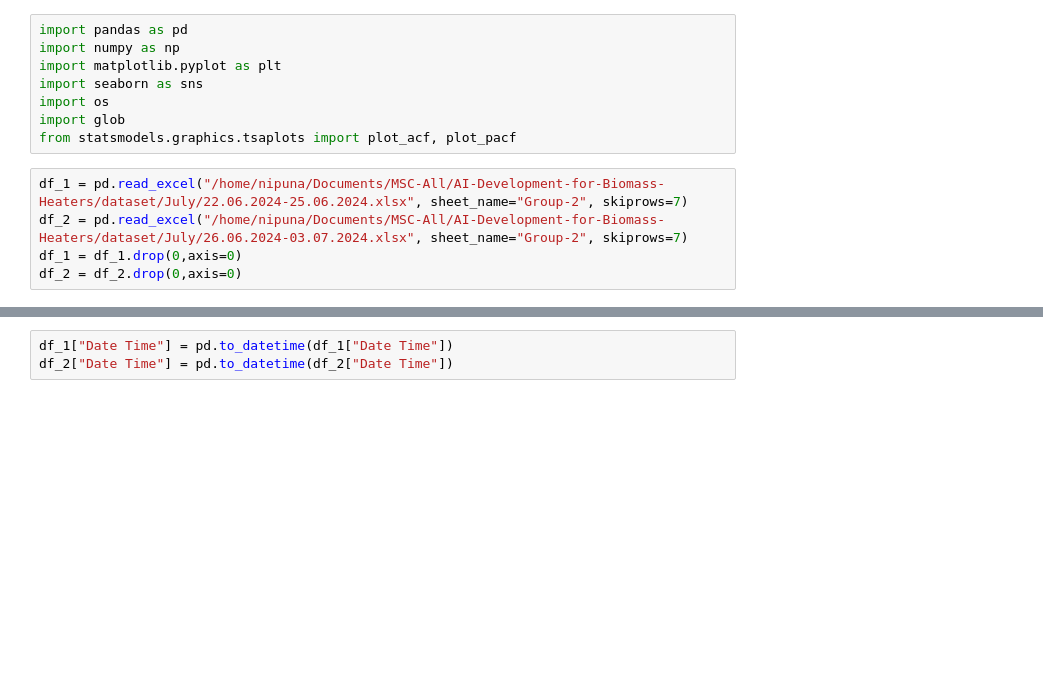
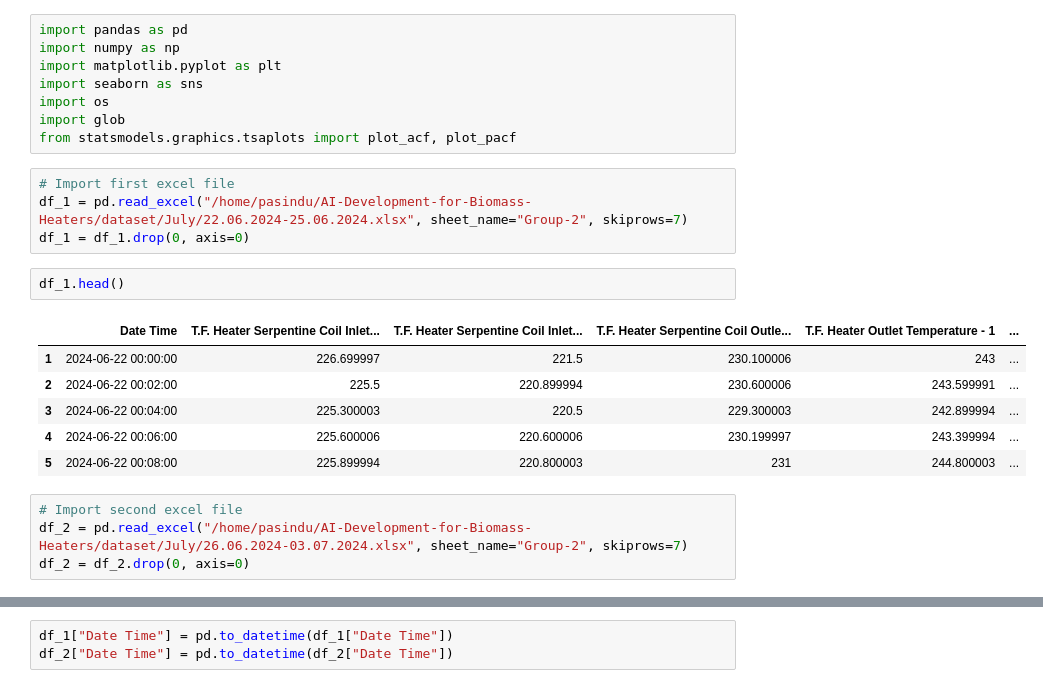
Before and after one commit to Nipuna-Tennakoon/AI-Development-for-Biomass-Heaters, a Jupyter notebook: data_cleaning/eda_jun_jul.ipynb, the cells around one changed output, grey strips where cells are left out. Saved outputs shown, nothing was run; the diff lists cells and outputs as text; blank space fills up the shorter version.

```diff
--- a/data_cleaning/eda_jun_jul.ipynb
+++ b/data_cleaning/eda_jun_jul.ipynb
@@ -6,8 +6,20 @@ import seaborn as sns
 import os
 import glob
 from statsmodels.graphics.tsaplots import plot_acf, plot_pacf
+# %%
+# Import first excel file
+df_1 = pd.read_excel("/home/pasindu/AI-Development-for-Biomass-Heaters/dataset/July/22.06.2024-25.06.2024.xlsx", sheet_name="Group-2", skiprows=7)
+df_1 = df_1.drop(0, axis=0)
+# %%
+df_1.head()
+# %% [output]
+|  | Date Time | T.F. Heater Serpentine Coil Inlet... | T.F. Heater Serpentine Coil Inlet... | T.F. Heater Serpentine Coil Outle... | T.F. Heater Outlet Temperature - 1 | ... |
+| 1 | 2024-06-22 00:00:00 | 226.699997 | 221.5 | 230.100006 | 243 | ... |
+| 2 | 2024-06-22 00:02:00 | 225.5 | 220.899994 | 230.600006 | 243.599991 | ... |
+| 3 | 2024-06-22 00:04:00 | 225.300003 | 220.5 | 229.300003 | 242.899994 | ... |
+| 4 | 2024-06-22 00:06:00 | 225.600006 | 220.600006 | 230.199997 | 243.399994 | ... |
+| 5 | 2024-06-22 00:08:00 | 225.899994 | 220.800003 | 231 | 244.800003 | ... |
 # %%
-df_1 = pd.read_excel("/home/nipuna/Documents/MSC-All/AI-Development-for-Biomass-Heaters/dataset/July/22.06.2024-25.06.2024.xlsx", sheet_name="Group-2", skiprows=7)
-df_2 = pd.read_excel("/home/nipuna/Documents/MSC-All/AI-Development-for-Biomass-Heaters/dataset/July/26.06.2024-03.07.2024.xlsx", sheet_name="Group-2", skiprows=7)
-df_1 = df_1.drop(0,axis=0)
-df_2 = df_2.drop(0,axis=0)
+# Import second excel file
+df_2 = pd.read_excel("/home/pasindu/AI-Development-for-Biomass-Heaters/dataset/July/26.06.2024-03.07.2024.xlsx", sheet_name="Group-2", skiprows=7)
+df_2 = df_2.drop(0, axis=0)
```
Also changed, not shown: parts of 26 cells of this notebook, 8 other files.
